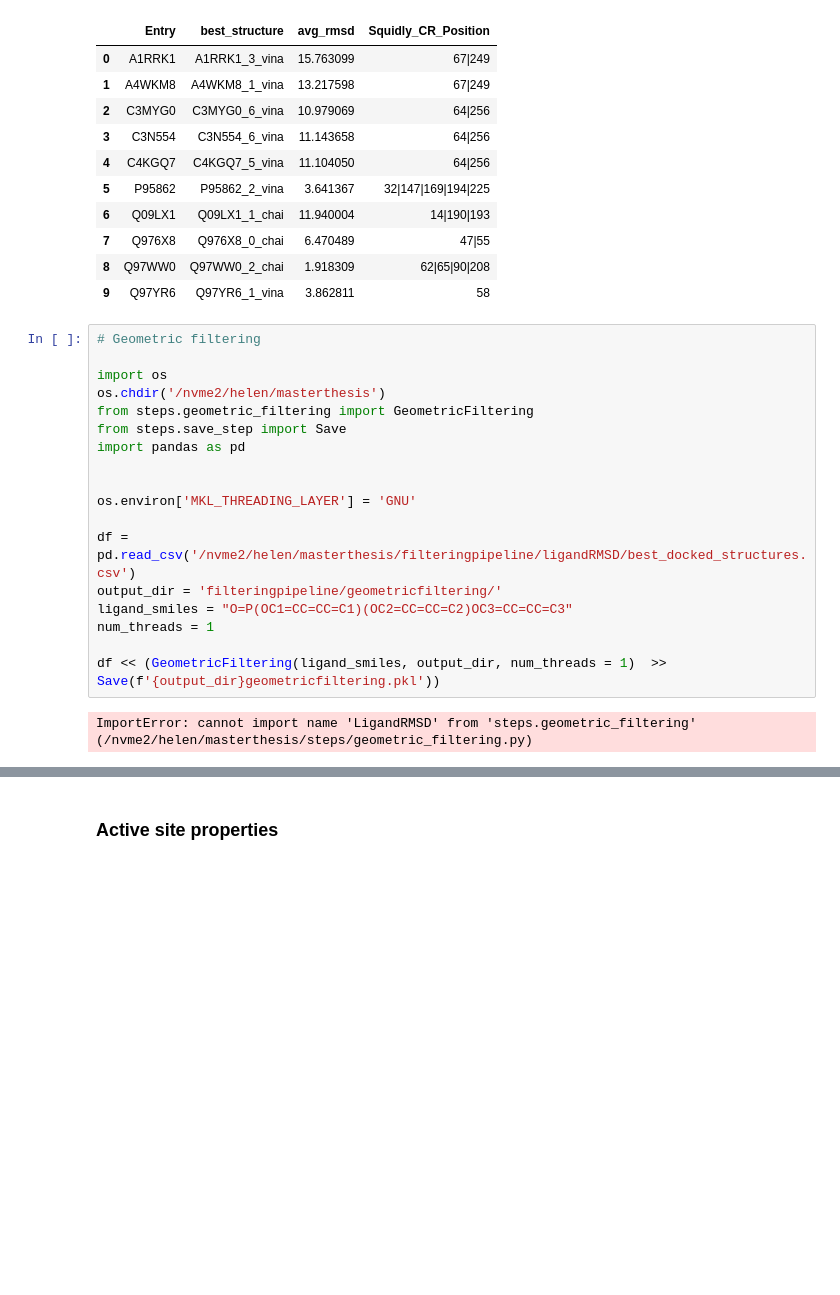
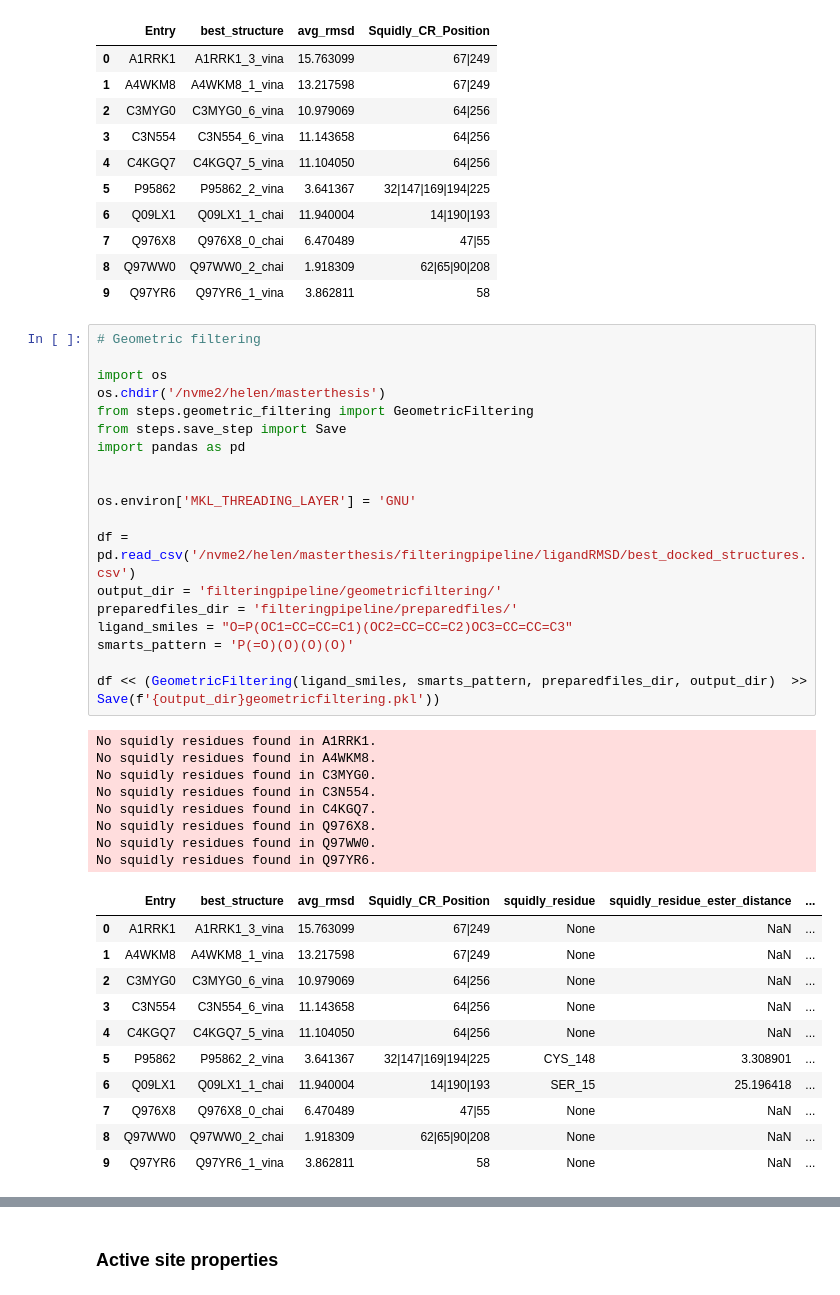
Before and after one commit to HelenSchmid/masterthesis, a Jupyter notebook: manuscript/N9_filtering_pipeline.ipynb, the cells around one changed output, grey strips where cells are left out. Saved outputs shown, nothing was run; the diff lists cells and outputs as text; blank space fills up the shorter version.

Commit message:
Finish geometric filtering implementation

```diff
--- a/manuscript/N8_filtering_pipeline.ipynb
+++ b/manuscript/N9_filtering_pipeline.ipynb
@@ -522,20 +522,39 @@ df
 # %%
 # Geometric filtering
 
 import os
 os.chdir('/nvme2/helen/masterthesis')
 from steps.geometric_filtering import GeometricFiltering
 from steps.save_step import Save
 import pandas as pd
 
 
 os.environ['MKL_THREADING_LAYER'] = 'GNU'
 
 df = pd.read_csv('/nvme2/helen/masterthesis/filteringpipeline/ligandRMSD/best_docked_structures.csv')
 output_dir = 'filteringpipeline/geometricfiltering/'
+preparedfiles_dir = 'filteringpipeline/preparedfiles/'
 ligand_smiles = "O=P(OC1=CC=CC=C1)(OC2=CC=CC=C2)OC3=CC=CC=C3"
-num_threads = 1
+smarts_pattern = 'P(=O)(O)(O)(O)'
 
-df << (GeometricFiltering(ligand_smiles, output_dir, num_threads = 1)  >> Save(f'{output_dir}geometricfiltering.pkl'))
+df << (GeometricFiltering(ligand_smiles, smarts_pattern, preparedfiles_dir, output_dir)  >> Save(f'{output_dir}geometricfiltering.pkl'))
 # %% [output]
-ImportError: cannot import name 'LigandRMSD' from 'steps.geometric_filtering' (/nvme2/helen/masterthesis/steps/geometric_filtering.py)
+No squidly residues found in A1RRK1.
+No squidly residues found in A4WKM8.
+No squidly residues found in C3MYG0.
+No squidly residues found in C3N554.
+No squidly residues found in C4KGQ7.
+No squidly residues found in Q976X8.
+No squidly residues found in Q97WW0.
+No squidly residues found in Q97YR6.
+|  | Entry | best_structure | avg_rmsd | Squidly_CR_Position | squidly_residue | squidly_residue_ester_distance | ... |
+| 0 | A1RRK1 | A1RRK1_3_vina | 15.763099 | 67|249 | None | NaN | ... |
+| 1 | A4WKM8 | A4WKM8_1_vina | 13.217598 | 67|249 | None | NaN | ... |
+| 2 | C3MYG0 | C3MYG0_6_vina | 10.979069 | 64|256 | None | NaN | ... |
+| 3 | C3N554 | C3N554_6_vina | 11.143658 | 64|256 | None | NaN | ... |
+| 4 | C4KGQ7 | C4KGQ7_5_vina | 11.104050 | 64|256 | None | NaN | ... |
+| 5 | P95862 | P95862_2_vina | 3.641367 | 32|147|169|194|225 | CYS_148 | 3.308901 | ... |
+| 6 | Q09LX1 | Q09LX1_1_chai | 11.940004 | 14|190|193 | SER_15 | 25.196418 | ... |
+| 7 | Q976X8 | Q976X8_0_chai | 6.470489 | 47|55 | None | NaN | ... |
+| 8 | Q97WW0 | Q97WW0_2_chai | 1.918309 | 62|65|90|208 | None | NaN | ... |
+| 9 | Q97YR6 | Q97YR6_1_vina | 3.862811 | 58 | None | NaN | ... |
```
Also changed, not shown: parts of 9 cells of this notebook, 8 other files.
